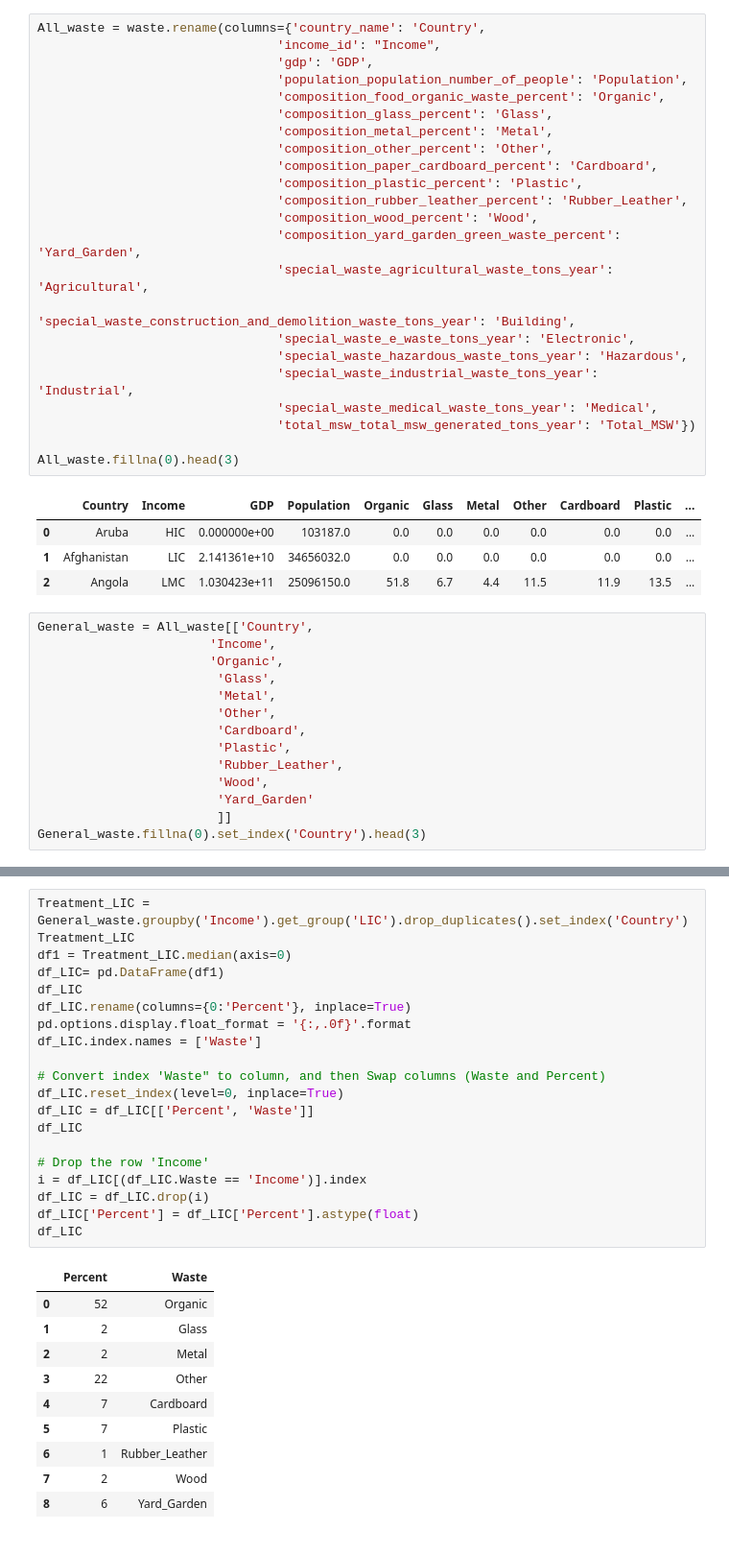
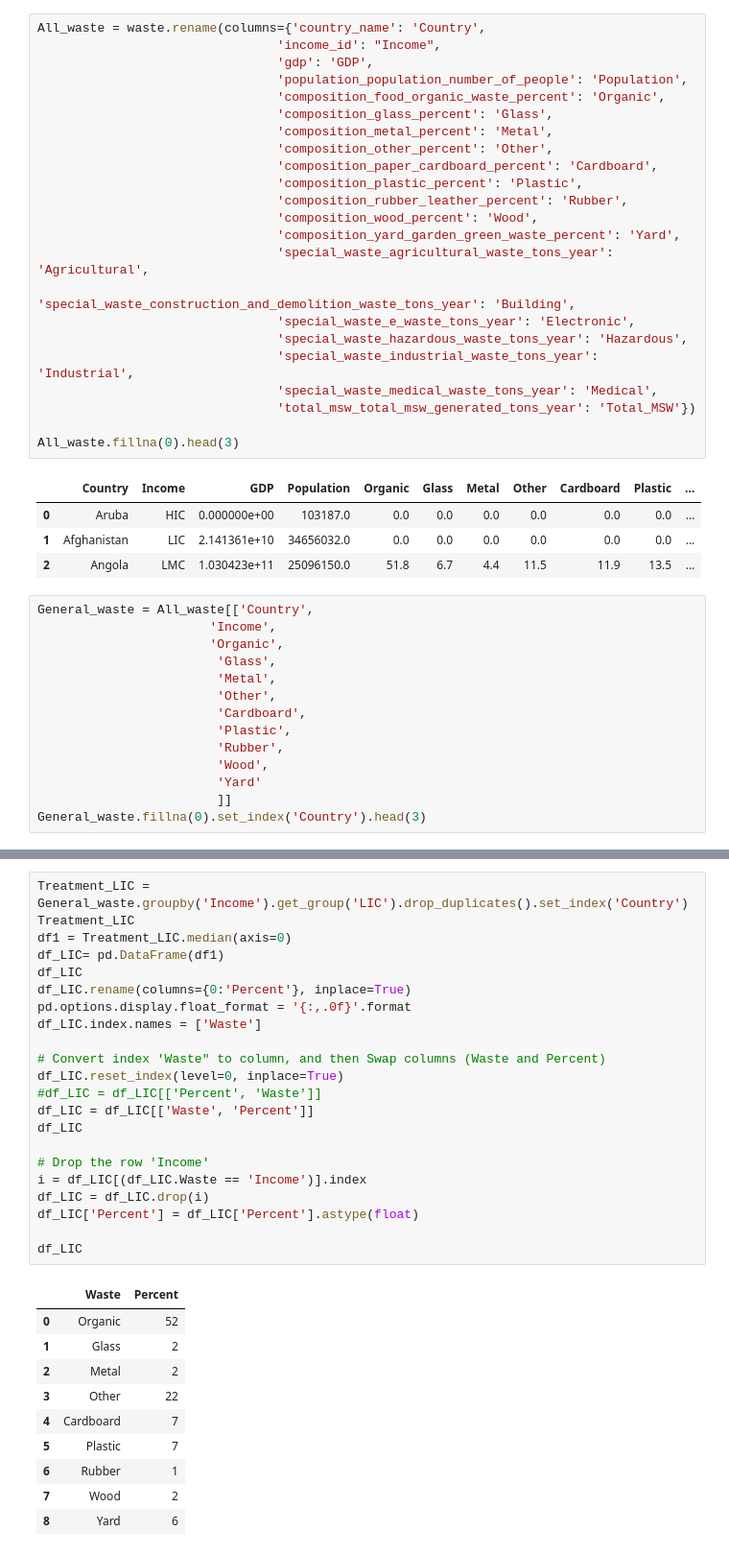
Before and after one commit to ShilpaMuralidhar/WasteManagement, a Jupyter notebook: Data_Science/viz_treemap_composition.ipynb, the cells around one changed output, grey strips where cells are left out. Shown at 96% size. Cells and saved outputs as stored; diff of their text form.

```diff
--- a/Data_Science/viz_treemap_composition.ipynb
+++ b/Data_Science/viz_treemap_composition.ipynb
@@ -54,9 +54,9 @@ All_waste = waste.rename(columns={'country_name': 'Country',
                                 'composition_other_percent': 'Other',
                                 'composition_paper_cardboard_percent': 'Cardboard',
                                 'composition_plastic_percent': 'Plastic',
-                                'composition_rubber_leather_percent': 'Rubber_Leather',
+                                'composition_rubber_leather_percent': 'Rubber',
                                 'composition_wood_percent': 'Wood',
-                                'composition_yard_garden_green_waste_percent': 'Yard_Garden',
+                                'composition_yard_garden_green_waste_percent': 'Yard',
                                 'special_waste_agricultural_waste_tons_year': 'Agricultural',
                                 'special_waste_construction_and_demolition_waste_tons_year': 'Building',
                                 'special_waste_e_waste_tons_year': 'Electronic',
@@ -80,9 +80,9 @@ General_waste = All_waste[['Country',
                         'Other',
                         'Cardboard',
                         'Plastic',
-                        'Rubber_Leather',
+                        'Rubber',
                         'Wood',
-                        'Yard_Garden'
+                        'Yard'
                         ]]
 General_waste.fillna(0).set_index('Country').head(3)
 # %% [output]
@@ -94,32 +94,34 @@ General_waste.fillna(0).set_index('Country').head(3)
 # %%
 Treatment_LIC = General_waste.groupby('Income').get_group('LIC').drop_duplicates().set_index('Country')
 Treatment_LIC
 df1 = Treatment_LIC.median(axis=0)
 df_LIC= pd.DataFrame(df1)
 df_LIC
 df_LIC.rename(columns={0:'Percent'}, inplace=True)
 pd.options.display.float_format = '{:,.0f}'.format
 df_LIC.index.names = ['Waste']
 
 # Convert index 'Waste" to column, and then Swap columns (Waste and Percent)
 df_LIC.reset_index(level=0, inplace=True)
-df_LIC = df_LIC[['Percent', 'Waste']]
+#df_LIC = df_LIC[['Percent', 'Waste']]
+df_LIC = df_LIC[['Waste', 'Percent']]
 df_LIC
 
 # Drop the row 'Income'
 i = df_LIC[(df_LIC.Waste == 'Income')].index
 df_LIC = df_LIC.drop(i)
 df_LIC['Percent'] = df_LIC['Percent'].astype(float)
+
 df_LIC
 # %% [output]
-|  | Percent | Waste |
-| 0 | 52 | Organic |
-| 1 | 2 | Glass |
-| 2 | 2 | Metal |
-| 3 | 22 | Other |
-| 4 | 7 | Cardboard |
-| 5 | 7 | Plastic |
-| 6 | 1 | Rubber_Leather |
-| 7 | 2 | Wood |
-| 8 | 6 | Yard_Garden |
+|  | Waste | Percent |
+| 0 | Organic | 52 |
+| 1 | Glass | 2 |
+| 2 | Metal | 2 |
+| 3 | Other | 22 |
+| 4 | Cardboard | 7 |
+| 5 | Plastic | 7 |
+| 6 | Rubber | 1 |
+| 7 | Wood | 2 |
+| 8 | Yard | 6 |
 # %%
```
Also changed, not shown: parts of 9 cells of this notebook, 3 other files.
